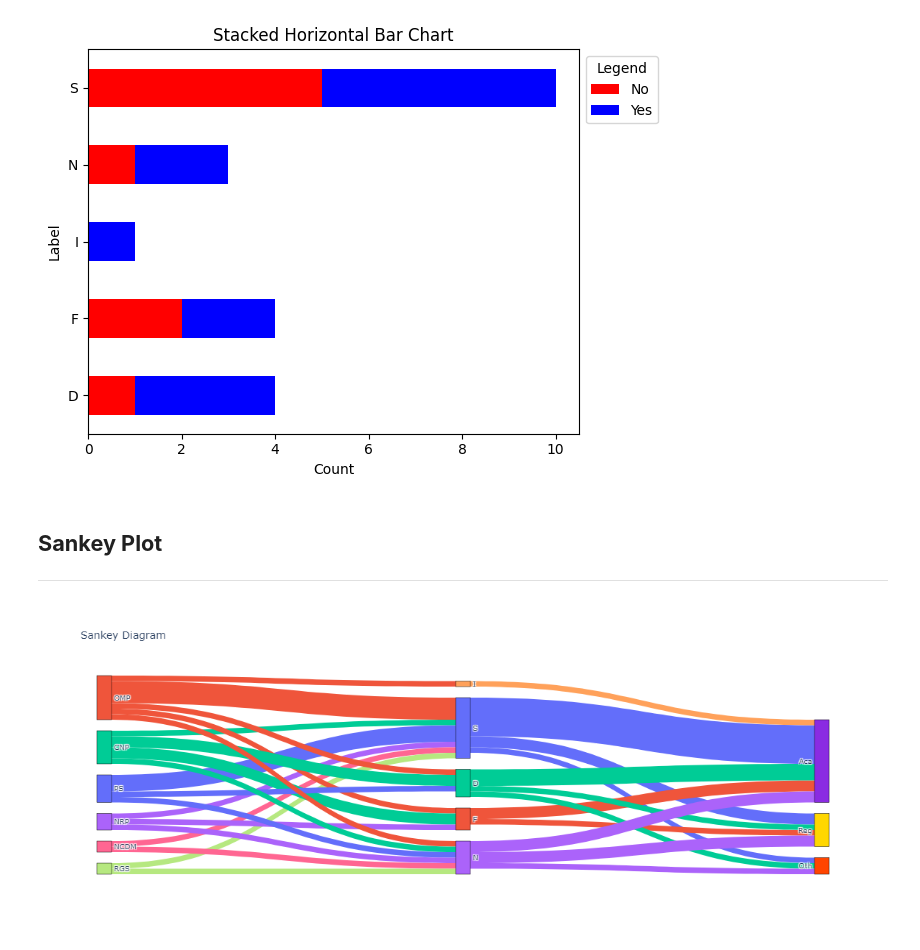
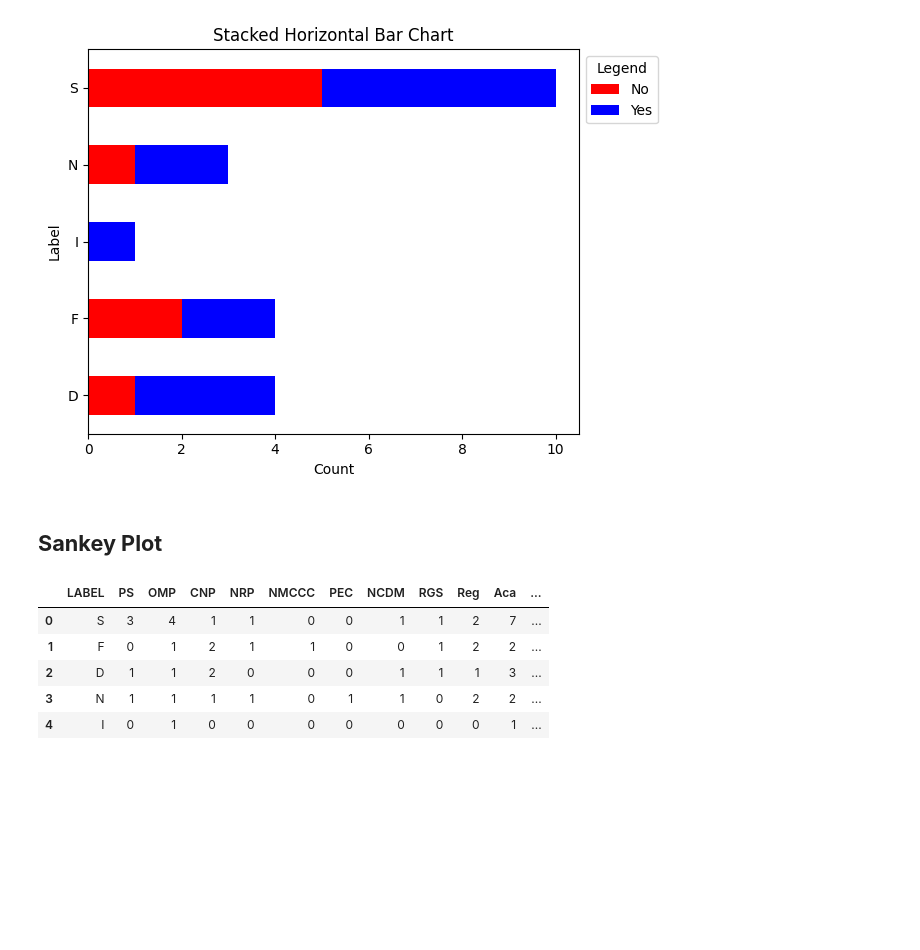
Before and after one commit to MrChooey/Data_Analytics, a Jupyter notebook: src/PLOTS.ipynb, the cells around one changed output. Saved outputs shown, nothing was run; the diff lists cells and outputs as text; code cells hidden in the pictures; blank space fills up the shorter version.

```diff
--- a/src/PLOTS.ipynb
+++ b/src/PLOTS.ipynb
@@ -28,65 +44,13 @@ plt.show()
 [figure]
 # %% [markdown]
 ## **Sankey Plot**
-
----
-# %%
-import plotly.graph_objects as go
-
-labels = ['PS', 'OMP', 'CNP', 'NRP', 'NMCCC', 'PEC', 'NCDM', 'RGS',
-          'S', 'F', 'D', 'N', 'I', 'Reg', 'Aca', 'Oth']
-
-colors = [    '#FFA07A', '#20B2AA', '#FF8C00', '#FF6AB4', '#8FBC8F',
-    '#02CED1', '#FFD701', '#BA55D3', '#87CEFA', '#4782B4',
-    '#5F9EA0', '#6395EC', '#00BFFF', '#3CB371', '#97FB98',
-    '#90EE8F' ]
-
-sources = [0, 1, 2, 3, 4, 5, 6, 7,
-           0, 1, 2, 3, 4, 5, 6, 7,
-           0, 1, 2, 3, 4, 5, 6, 7,
-           0, 1, 2, 3, 4, 5, 6, 7,
-           0, 1, 2, 3, 4, 5, 6, 7]
-
-targets = [8, 8, 8, 8, 8, 8, 8, 8,
-           9, 9, 9, 9, 9, 9, 9, 9,
-           10, 10, 10, 10, 10, 10, 10, 10,
-           11, 11, 11, 11, 11, 11, 11, 11,
-           12, 12, 12, 12, 12, 12, 12, 12]
-
-values = [3, 4, 1, 1, 0, 0, 1, 1,
-          0, 1, 2, 1, 0, 0, 0, 0,
-          1, 1, 2, 0, 0, 0, 0, 0,
-          1, 1, 1, 1, 0, 0, 1, 1,
-          0, 1, 0, 0, 0, 0, 0, 0]
-
-sources += [8, 8, 8, 9, 9, 9, 10, 10, 10, 11, 11, 11, 12, 12, 12]
-targets += [13, 14, 15, 13, 14, 15, 13, 14, 15, 13, 14, 15, 13, 14, 15]
-values += [2, 7, 1, 1, 2, 0, 1, 3, 1, 2, 2, 1, 0, 1, 0]
-
-link_colors = [colors[src] for src in sources]
-
-fig = go.Figure(go.Sankey(
-    node=dict(
-        pad=15,
-        thickness=20,
-        line=dict(color="black", width=0.5),
-        label=labels,
-        color=colors
-    ),
-    link=dict(
-        source=sources,
-        target=targets,
-        value=values,
-        color=link_colors
-    )
-))
-
-fig.update_layout(title_text="Sankey Diagram", font_size=10)
-
-from IPython.display import display
-from PIL import Image
-
-img = Image.open("../assets/newplot.png")
-display(img)
-# %% [output]
-[figure, removed]
+# %%
+sankey_df = pd.read_csv('data/sankey_assignment.csv')
+sankey_df.tail()
+# %% [output]
+|  | LABEL | PS | OMP | CNP | NRP | NMCCC | PEC | NCDM | RGS | Reg | Aca | ... |
+| 0 | S | 3 | 4 | 1 | 1 | 0 | 0 | 1 | 1 | 2 | 7 | ... |
+| 1 | F | 0 | 1 | 2 | 1 | 1 | 0 | 0 | 1 | 2 | 2 | ... |
+| 2 | D | 1 | 1 | 2 | 0 | 0 | 0 | 1 | 1 | 1 | 3 | ... |
+| 3 | N | 1 | 1 | 1 | 1 | 0 | 1 | 1 | 0 | 2 | 2 | ... |
+| 4 | I | 0 | 1 | 0 | 0 | 0 | 0 | 0 | 0 | 0 | 1 | ... |
```
Also changed, not shown: parts of 6 cells of this notebook.
